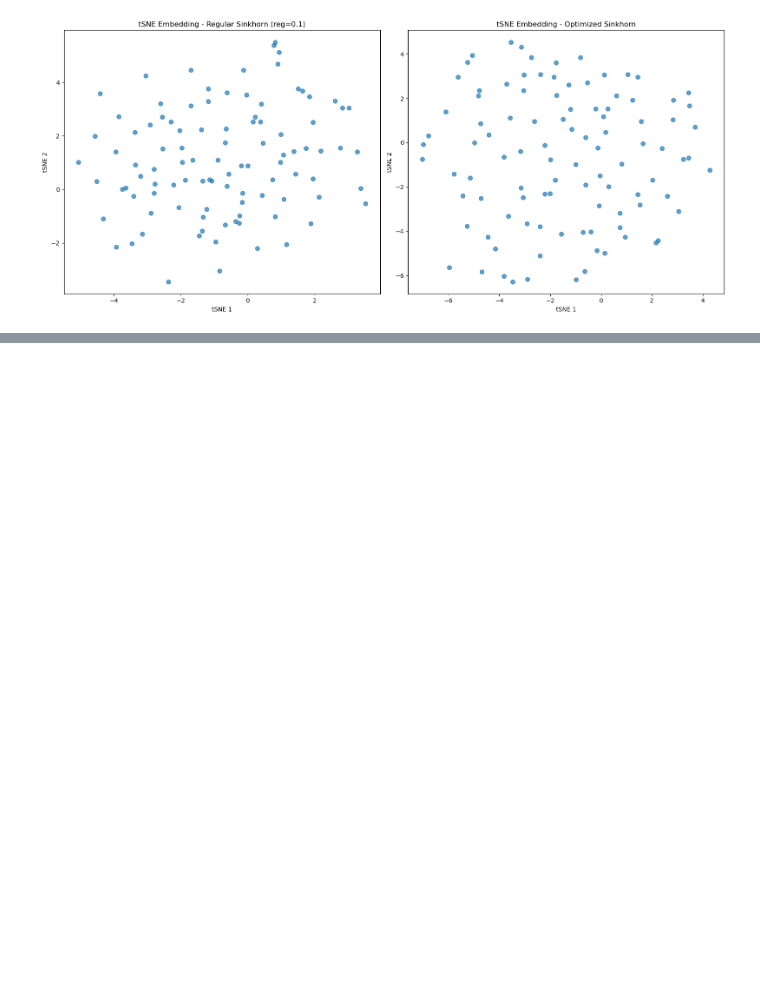
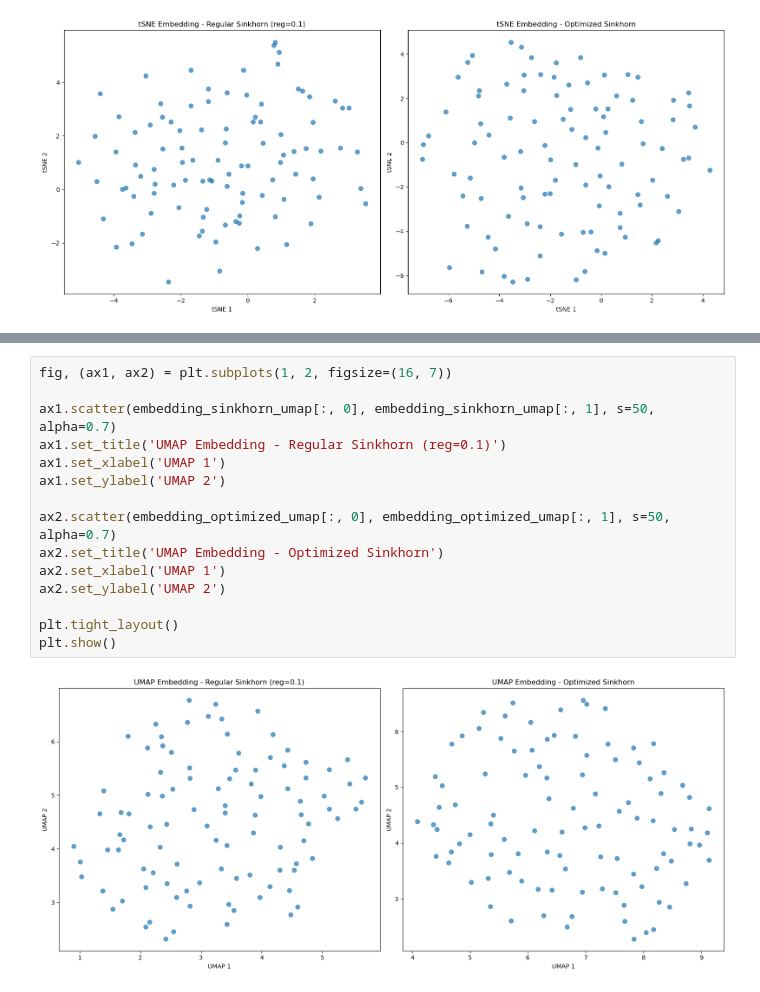
Before and after one commit to clintg105/tomato-tda, a Jupyter notebook: working/tda_optimized_analysis.ipynb, the cells around one changed output, grey strips where cells are left out. Cells and saved outputs as stored; diff of their text form; blank space fills up the shorter version.

Commit message:
umap

```diff
--- a/working/tda_optimized_analysis.ipynb
+++ b/working/tda_optimized_analysis.ipynb
@@ -274,0 +269,17 @@ AttributeError: module 'umap' has no attribute 'UMAP'
+# %%
+fig, (ax1, ax2) = plt.subplots(1, 2, figsize=(16, 7))
+
+ax1.scatter(embedding_sinkhorn_umap[:, 0], embedding_sinkhorn_umap[:, 1], s=50, alpha=0.7)
+ax1.set_title('UMAP Embedding - Regular Sinkhorn (reg=0.1)')
+ax1.set_xlabel('UMAP 1')
+ax1.set_ylabel('UMAP 2')
+
+ax2.scatter(embedding_optimized_umap[:, 0], embedding_optimized_umap[:, 1], s=50, alpha=0.7)
+ax2.set_title('UMAP Embedding - Optimized Sinkhorn')
+ax2.set_xlabel('UMAP 1')
+ax2.set_ylabel('UMAP 2')
+
+plt.tight_layout()
+plt.show()
+# %% [output]
+[figure, added]
```
Also changed, not shown: parts of 6 cells of this notebook.
